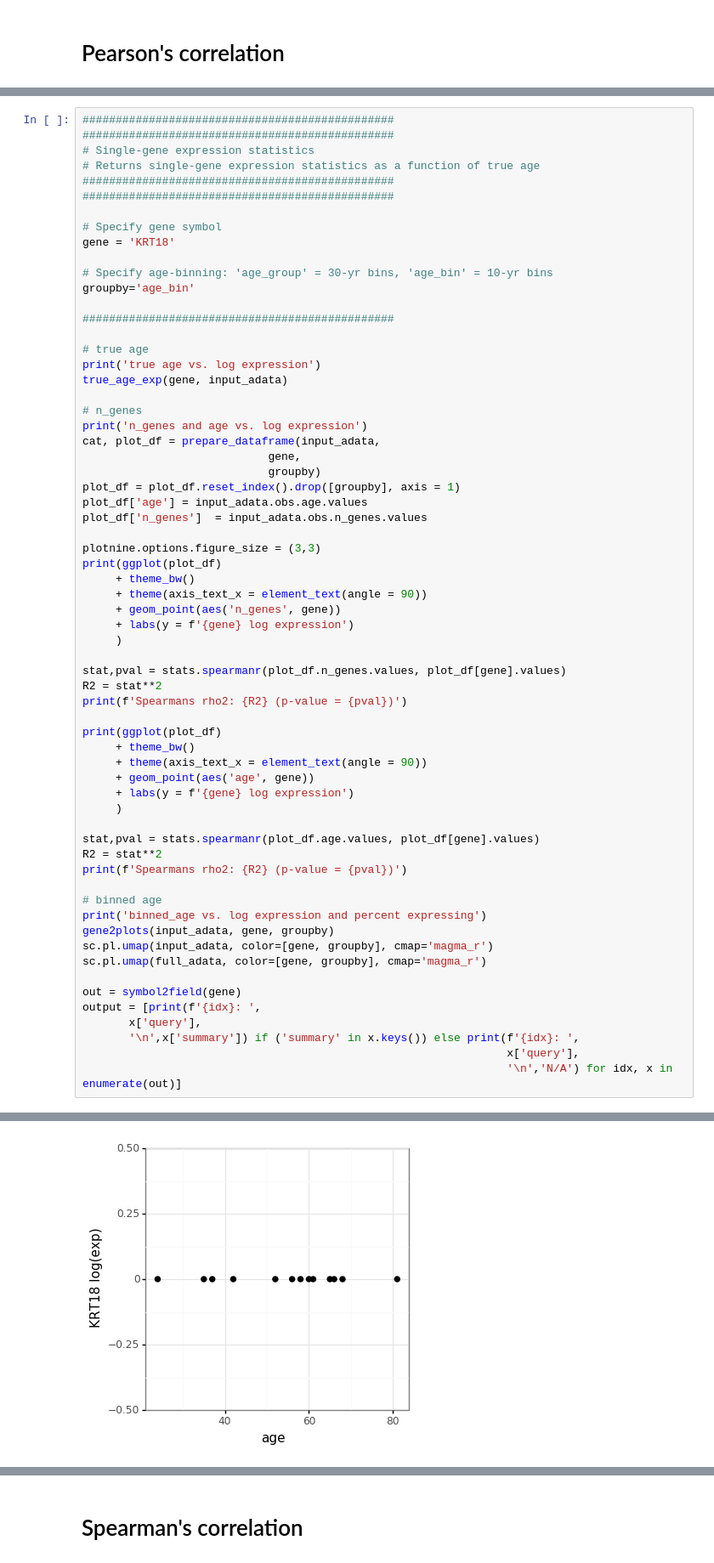
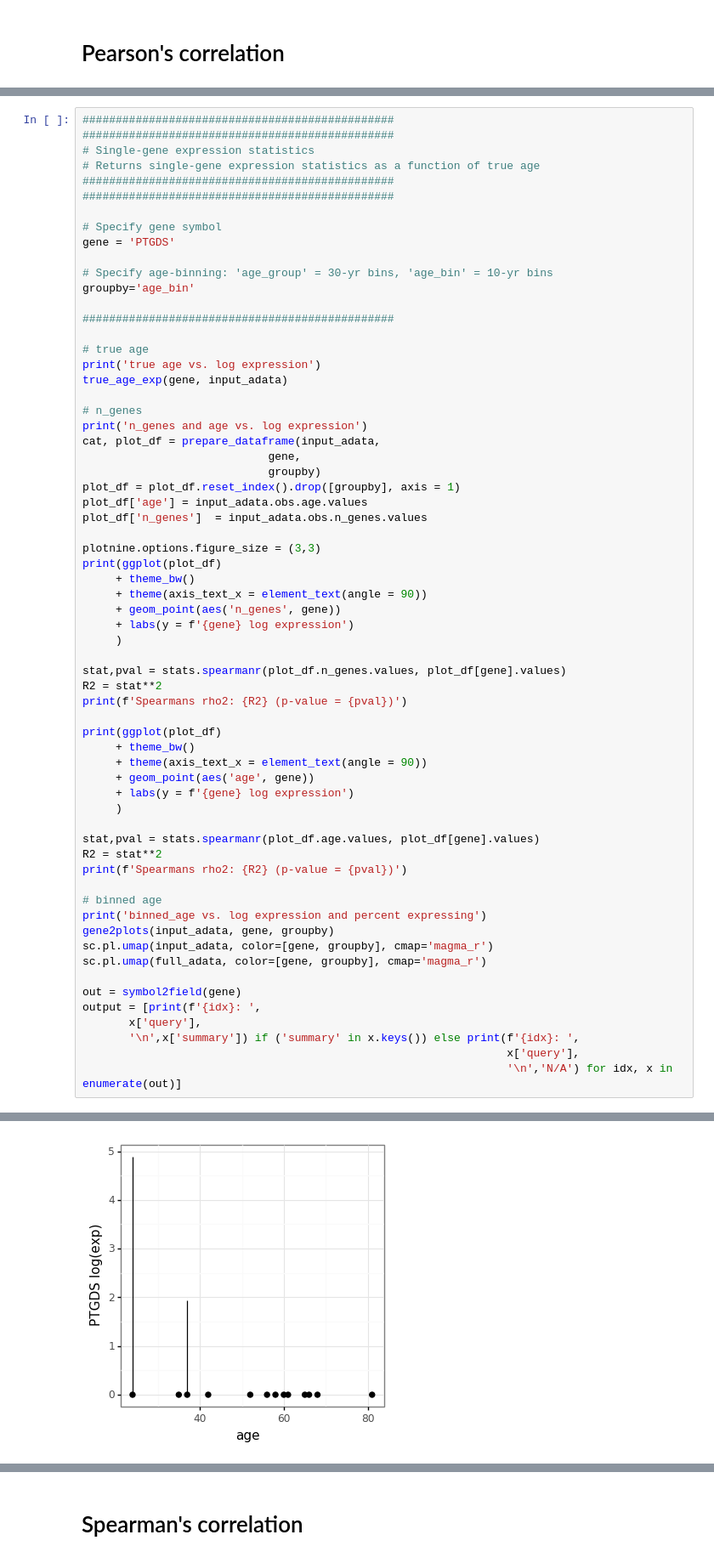
Before and after one commit to czbiohub/darmanis_group_DL_notebook, a Jupyter notebook: DL20190123_mel_aging_correlation_analysis-PUBLIC.ipynb, the cells around one changed output, grey strips where cells are left out. Shown: that part at 85% size. Drawn from its saved outputs; the diff is of its cells as text.

```diff
--- a/DL20190123_mel_aging_correlation_analysis-PUBLIC.ipynb
+++ b/DL20190123_mel_aging_correlation_analysis-PUBLIC.ipynb
@@ -175,7 +175,7 @@ The protein encoded by this gene anchors the type II regulatory subunit of prote
 ###############################################
 
 # Specify gene symbol
-gene = 'KRT18'
+gene = 'PTGDS'
 
 # Specify age-binning: 'age_group' = 30-yr bins, 'age_bin' = 10-yr bins
 groupby='age_bin'
@@ -205,31 +205,31 @@ print(ggplot(plot_df)
 
 stat,pval = stats.spearmanr(plot_df.n_genes.values, plot_df[gene].values)
 R2 = stat**2
 print(f'Spearmans rho2: {R2} (p-value = {pval})')
 
 print(ggplot(plot_df)
      + theme_bw()
      + theme(axis_text_x = element_text(angle = 90))
      + geom_point(aes('age', gene))
      + labs(y = f'{gene} log expression')
      )
 
 stat,pval = stats.spearmanr(plot_df.age.values, plot_df[gene].values)
 R2 = stat**2
 print(f'Spearmans rho2: {R2} (p-value = {pval})')
 
 # binned age
 print('binned_age vs. log expression and percent expressing')
 gene2plots(input_adata, gene, groupby)
 sc.pl.umap(input_adata, color=[gene, groupby], cmap='magma_r')
 sc.pl.umap(full_adata, color=[gene, groupby], cmap='magma_r')
 
 out = symbol2field(gene)
 output = [print(f'{idx}: ',
        x['query'],
        '\n',x['summary']) if ('summary' in x.keys()) else print(f'{idx}: ',
                                                                 x['query'],
                                                                 '\n','N/A') for idx, x in enumerate(out)]
 # %% [output]
 true age vs. log expression
-[figure, old version]
+[figure, new version]
```
Also changed, not shown: parts of 2 cells of this notebook, 6 other files.
